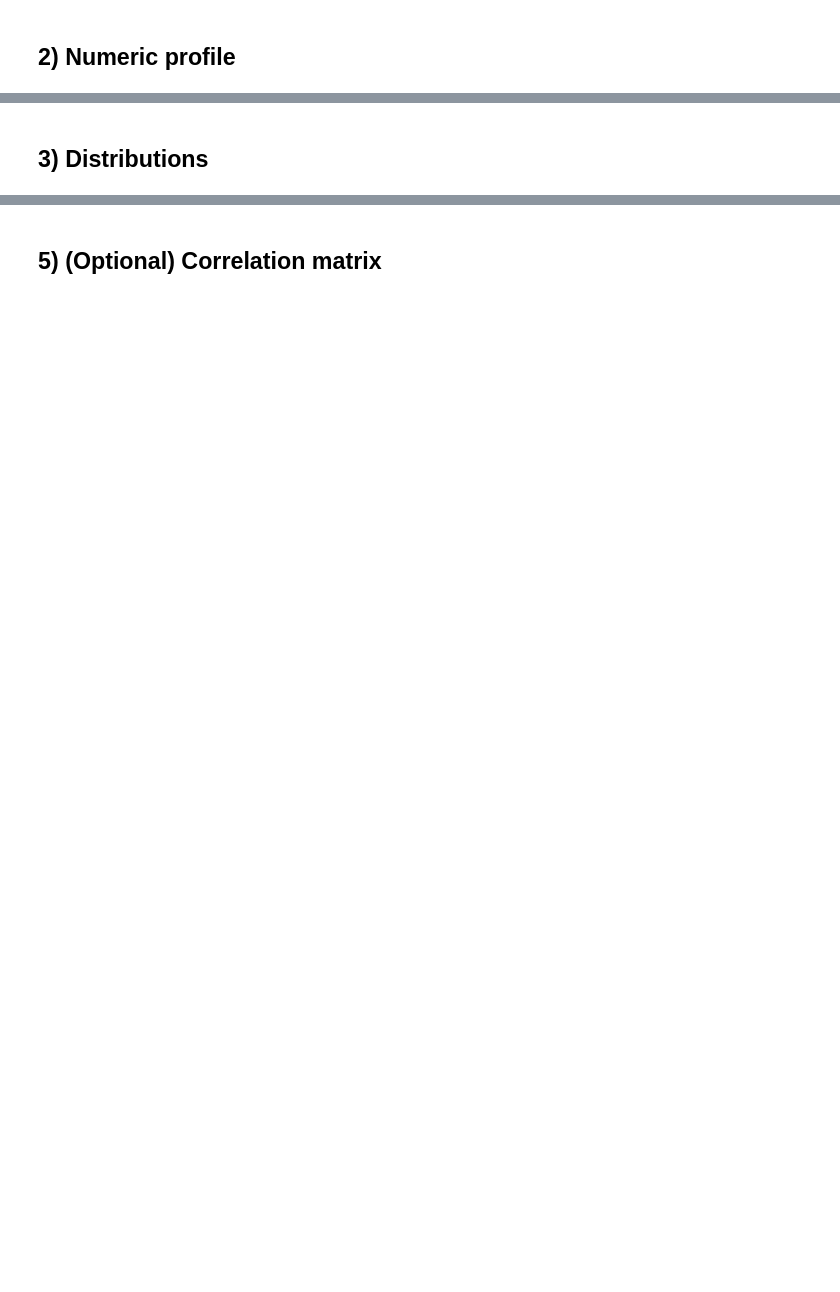
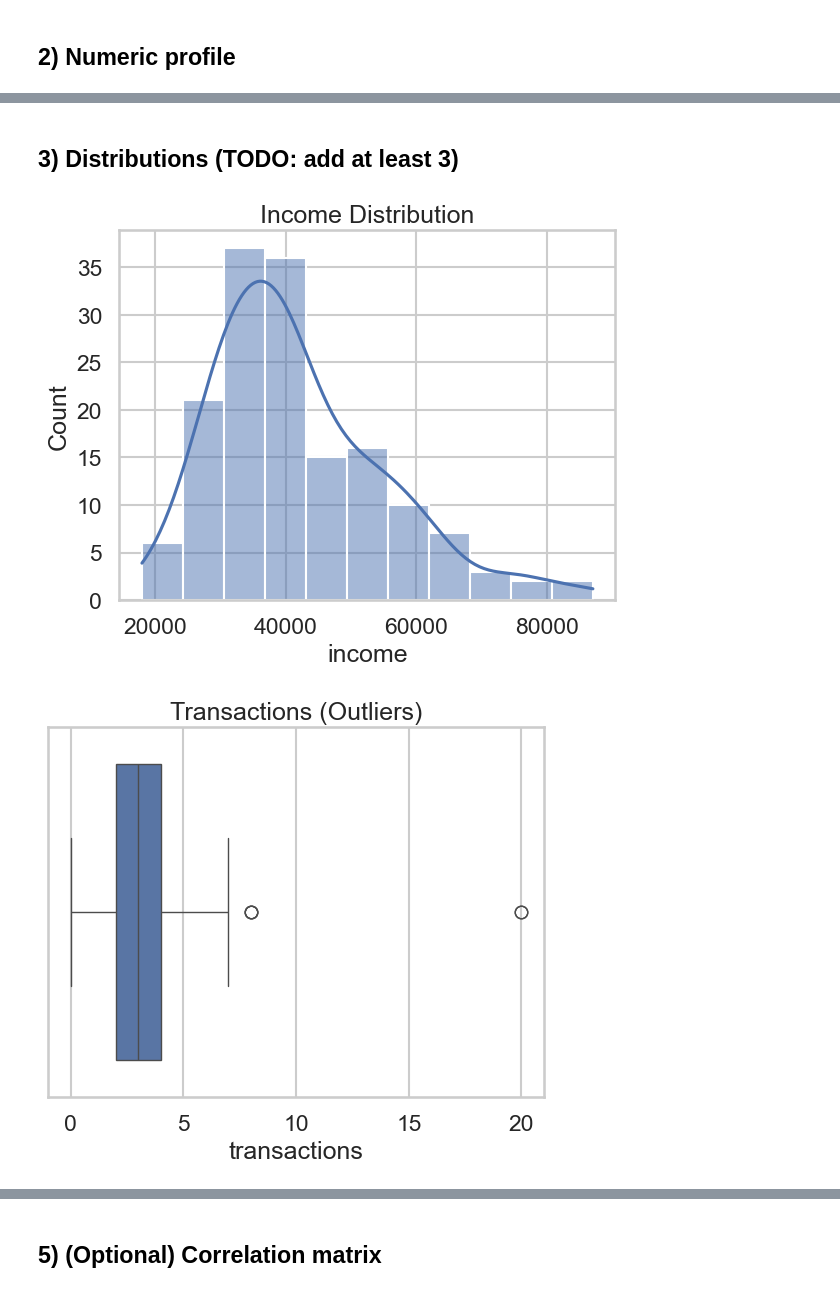
Before and after one commit to Smr0119/bootcamp_alan_zhang, a Jupyter notebook: HW/HW8/stage08_exploratory-data-analysis_homework-starter.ipynb, the cells around one changed output, grey strips where cells are left out. Saved outputs shown, nothing was run; the diff lists cells and outputs as text; code cells hidden in the pictures; blank space fills up the shorter version.

```diff
--- a/HW/HW8/stage08_exploratory-data-analysis_homework-starter.ipynb
+++ b/HW/HW8/stage08_exploratory-data-analysis_homework-starter.ipynb
@@ -9,18 +9,20 @@ sns.set(context='talk', style='whitegrid')
 np.random.seed(8)
 pd.set_option('display.max_columns', 100)
 
+# === Synthetic data generator (adapt or replace with your own data) ===
 n = 160
 df = pd.DataFrame({
     'date': pd.date_range('2021-02-01', periods=n, freq='D'),
-    'exchange': np.random.choice(['COMEX','LBMA','NYSE','ICE'], size=n),
-    'inflation_rate': np.random.normal(3.2, 0.8, size=n).clip(1.5, 6.0).round(2),
-    'gold_price': np.random.normal(2650, 80, size=n).clip(2400, 2800).round(2),
-    'volume': np.random.lognormal(mean=9.5, sigma=0.4, size=n).round(0),
+    'region': np.random.choice(['North','South','East','West'], size=n),
+    'age': np.random.normal(40, 8, size=n).clip(22, 70).round(1),
+    'income': np.random.lognormal(mean=10.6, sigma=0.3, size=n).round(2),
+    'transactions': np.random.poisson(lam=3, size=n),
 })
-base = df['gold_price'] * 0.8 + df['inflation_rate']*50 + np.random.normal(0, 100, size=n)
-df['futures_price'] = np.maximum(2400, base).round(2)
+base = df['income'] * 0.0015 + df['transactions']*18 + np.random.normal(0, 40, size=n)
+df['spend'] = np.maximum(0, base).round(2)
 
-df.loc[np.random.choice(df.index, 5, replace=False), 'gold_price'] = np.nan
-df.loc[np.random.choice(df.index, 3, replace=False), 'futures_price'] = np.nan
-df.loc[np.random.choice(df.index, 2, replace=False), 'volume'] = df['volume'].max()*2
+# inject a bit of missingness and outliers
+df.loc[np.random.choice(df.index, 5, replace=False), 'income'] = np.nan
+df.loc[np.random.choice(df.index, 3, replace=False), 'spend'] = np.nan
+df.loc[np.random.choice(df.index, 2, replace=False), 'transactions'] = df['transactions'].max()+12
 df.head()
@@ -38,14 +75,19 @@ desc
 # %% [markdown]
-## 3) Distributions
+## 3) Distributions (TODO: add at least 3)
 # %%
-sns.histplot(df['gold_price'], kde=True)
-plt.title('Gold Price Distribution')
+# TODO: histogram + KDE for a key variable
+sns.histplot(df['income'], kde=True)
+plt.title('Income Distribution')
 plt.show()
 
-sns.boxplot(x=df['volume'])
-plt.title('Volume (Outliers)')
+# TODO: boxplot for outliers
+sns.boxplot(x=df['transactions'])
+plt.title('Transactions (Outliers)')
 plt.show()
 
-sns.histplot(df['futures_price'], kde=True)
-plt.title('Futures Price Distribution')
+sns.histplot(df['spend'], kde=True)
+plt.title('Spend Distribution')
 plt.show()
+# %% [output]
+[figure, added]
+[figure, added]
```
Also changed, not shown: parts of 9 cells of this notebook, 19 other files.
